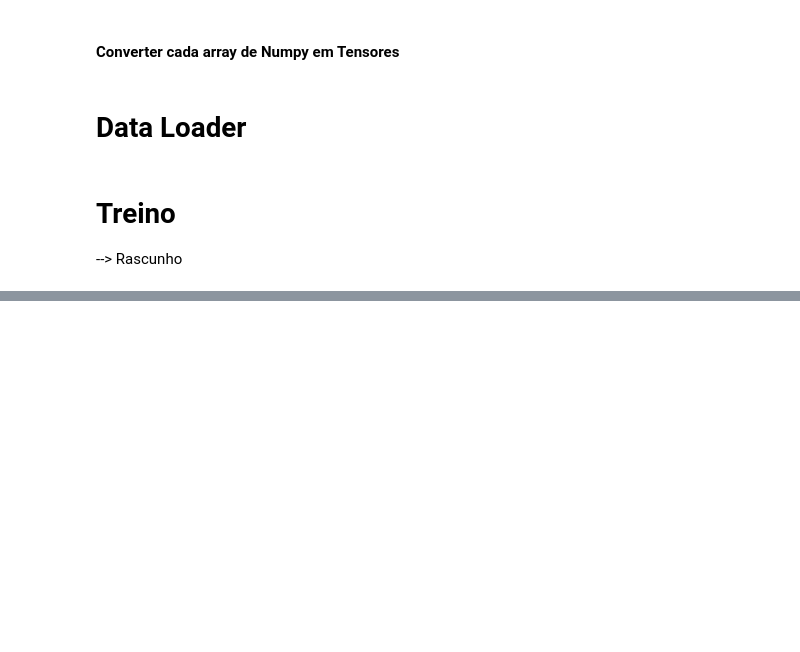
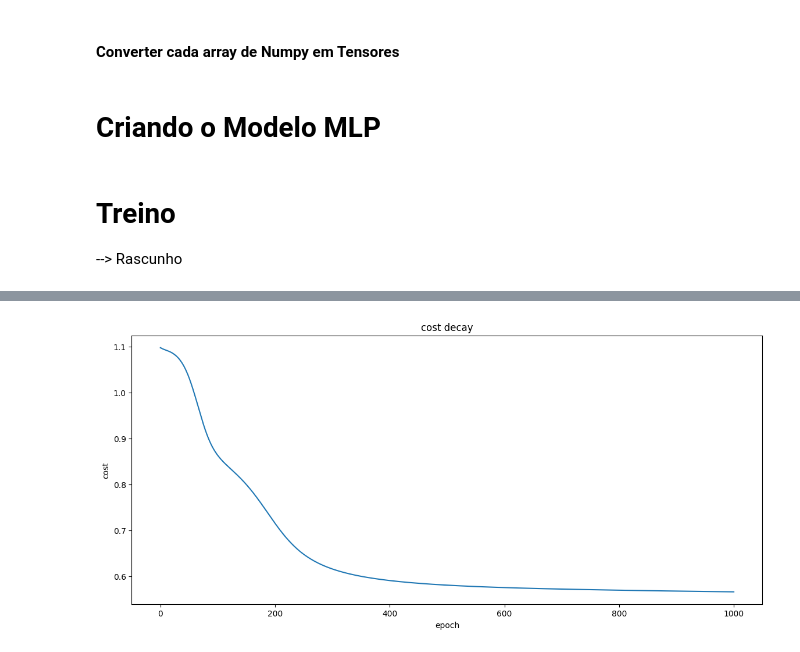
Before and after one commit to Erickllino/Neural_Network, a Jupyter notebook: NN.ipynb, the cells around one changed output, grey strips where cells are left out. Drawn from its saved outputs; the diff is of its cells as text; code cells hidden in the pictures; blank space fills up the shorter version.

```diff
--- a/NN.ipynb
+++ b/NN.ipynb
@@ -181,3 +196,5 @@ y_train_T = torch.from_numpy(y_train)
+# %% [markdown]
+# Criando o Modelo MLP
 # %%
 # Criar uma classe que herda o modulo nn.Module
 class MLP_Model(nn.Module):
@@ -229,12 +255,46 @@ class MLP_Model(nn.Module):
-# %% [markdown]
-# Data Loader
 # %% [markdown]
 # Treino
 
 
 --> Rascunho
+# %%
+
+def training( N_Epochs, model, loss_fn, opt  ):
+
+    loss_list = []
+
+    for epoch in range(N_Epochs+1):
+        for xb, yb in train_dl:
+
+
+
+            y_pred = model(xb.float())
+            loss   = loss_fn(y_pred, yb.long())
+
+
+
+            opt.zero_grad()
+            loss.backward()
+            opt.step()
+
+
+            print(epoch, "loss=", loss.item())
+            loss_list.append(loss.item())
+
+
+    plt.figure(figsize = (14,6))
+    plt.title("cost decay")
+    plt.plot(loss_list)
+    plt.xlabel("epoch")
+    plt.ylabel("cost")
 # %%
-model = MLP_Model(num_classes)
-optimizer = torch.optim.Adam(model.parameters(), lr=1e-3)
-loss_fn = nn.CrossEntropyLoss()
-epochs = 150
+model = MLP_Model()
+
+epochs = 1000
+
+opt        = torch.optim.Adam( model.parameters(), lr=0.003 )
+
+loss_fn    = nn.CrossEntropyLoss( )
+
+training(  epochs, model , loss_fn, opt  )
+# %% [output]
@@ -240,0 +318 @@ epochs = 150
+[figure, added]
```
Also changed, not shown: parts of 11 cells of this notebook.
